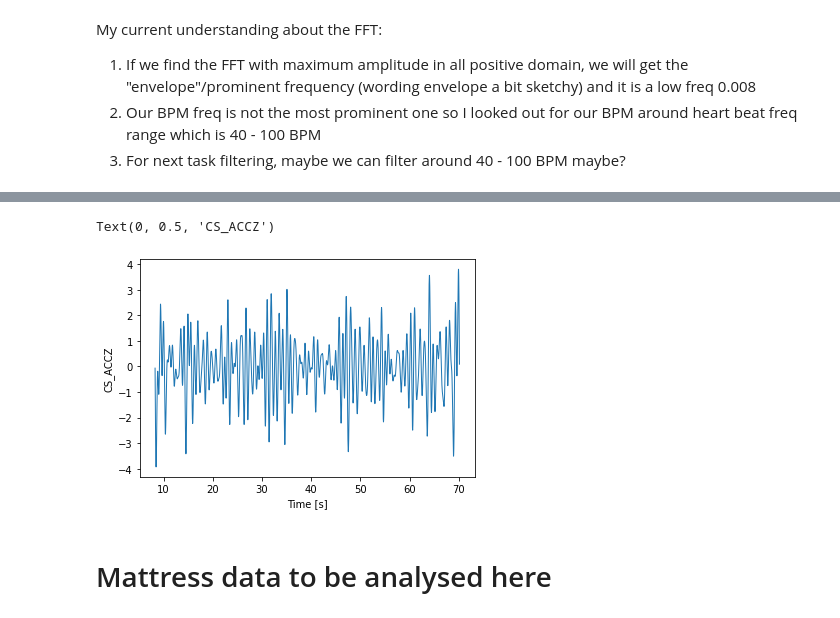
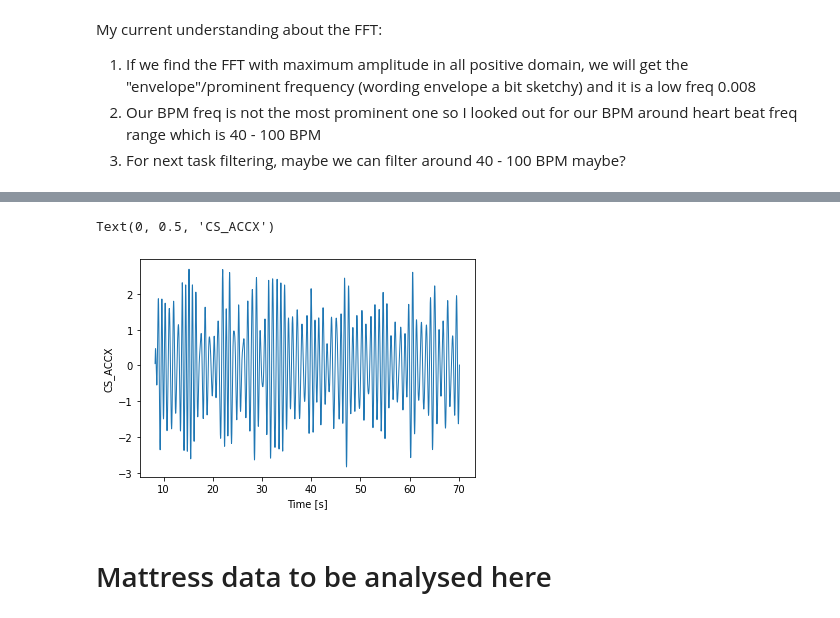
Before and after one commit to ericabrisigotti/heart_rate_estimation_LCP-A, a Jupyter notebook: Project_update 1.ipynb, the cells around one changed output, grey strips where cells are left out. Saved outputs shown, nothing was run; the diff lists cells and outputs as text; code cells hidden in the pictures.

```diff
--- a/Project_update 1.ipynb
+++ b/Project_update 1.ipynb
@@ -655,31 +684,31 @@ My current understanding about the FFT:
 # %%
-# The FFT of the signal Z around the area of heart beat frequencies
-cs_AccZ = np.asarray(cs['AccZ'])
+# The FFT of the signal X around the area of heart beat frequencies
+cs_AccX = np.asarray(cs['AccX'])
 
-sig_fft = fftpack.fft(cs_AccZ)
-print("Signal size:",cs_AccZ.size)
+sig_fft_x = fftpack.fft(cs_AccX)
+print("Signal size:",cs_AccX.size)
 # And the power (sig_fft is of complex dtype)
-power = np.abs(sig_fft)
+power = np.abs(sig_fft_x)
 
 timestep = 1/200
 # The corresponding frequencies
-sample_freq = fftpack.fftfreq(cs_AccZ.size, d=timestep)
+sample_freq_x = fftpack.fftfreq(cs_AccX.size, d=timestep)
 #print(sample_freq)
 
 # Adjust mask to freq of heart beat (40bpm and  100 bpm) translate it to sec
-pos_mask = np.where((40/60 <= sample_freq) & (sample_freq <= 100/60) )
+pos_mask = np.where((40/60 <= sample_freq_x) & (sample_freq_x <= 100/60) )
 # pos_mask = np.where(sample_freq > 0)
-freqs = sample_freq[pos_mask]
-peak_freq = freqs[power[pos_mask].argmax()]
+freqs_x = sample_freq_x[pos_mask]
+peak_freq_x = freqs_x[power[pos_mask].argmax()]
 
 # Plot the FFT power
 plt.figure(figsize=(6, 5))
-plt.plot(freqs, power[pos_mask])
+plt.plot(freqs_x, power[pos_mask])
 plt.xlabel('Frequency [Hz]')
 plt.ylabel('power')
-plt.axvline(peak_freq, color='red')
+plt.axvline(peak_freq_x, color='red')
 
-print("Peak Freq in range of 40BPM to 100 BPM is ", peak_freq , "Beat per Sec")
-print("In BPM is", peak_freq*60)
+print("Peak Freq in range of 40BPM to 100 BPM is ", peak_freq_x , "Beat per Sec")
+print("In BPM is", peak_freq_x*60)
 # %% [output]
 Signal size: 12379
@@ -708,17 +738,17 @@ Invert FFT if we cut out freq bigger than our peak freq
 # %%
-# Freq between 30BPM to 100 BPM
-blocked_freq_fft = sig_fft.copy()
-blocked_freq_fft[(np.abs(sample_freq) >= 100/60)] = 0
-blocked_freq_fft[(np.abs(sample_freq) <= 30/60)] = 0
+# Freq between 40BPM to 100 BPM
+blocked_freq_fft_x = sig_fft_x.copy()
+blocked_freq_fft_x[(np.abs(sample_freq_x) >= 100/60)] = 0
+blocked_freq_fft_x[(np.abs(sample_freq_x) <= 40/60)] = 0
 
-filter_sigs = fftpack.ifft(blocked_freq_fft)
+filter_sigs_x = fftpack.ifft(blocked_freq_fft_x).real
 
-plt.plot(cs['Time'], filter_sigs, linewidth=1, label='Filtered signal')
+plt.plot(cs['Time'], filter_sigs_x, linewidth=1, label='Filtered signal')
 plt.xlabel('Time [s]')
-plt.ylabel('CS_ACCZ')
+plt.ylabel('CS_ACCX')
 # %% [output]
-Text(0, 0.5, 'CS_ACCZ')
+Text(0, 0.5, 'CS_ACCX')
-[figure, old version]
+[figure, new version]
 # %% [markdown]
 # Mattress data to be analysed here
 # %%
```
Also changed, not shown: parts of 21 cells of this notebook.
